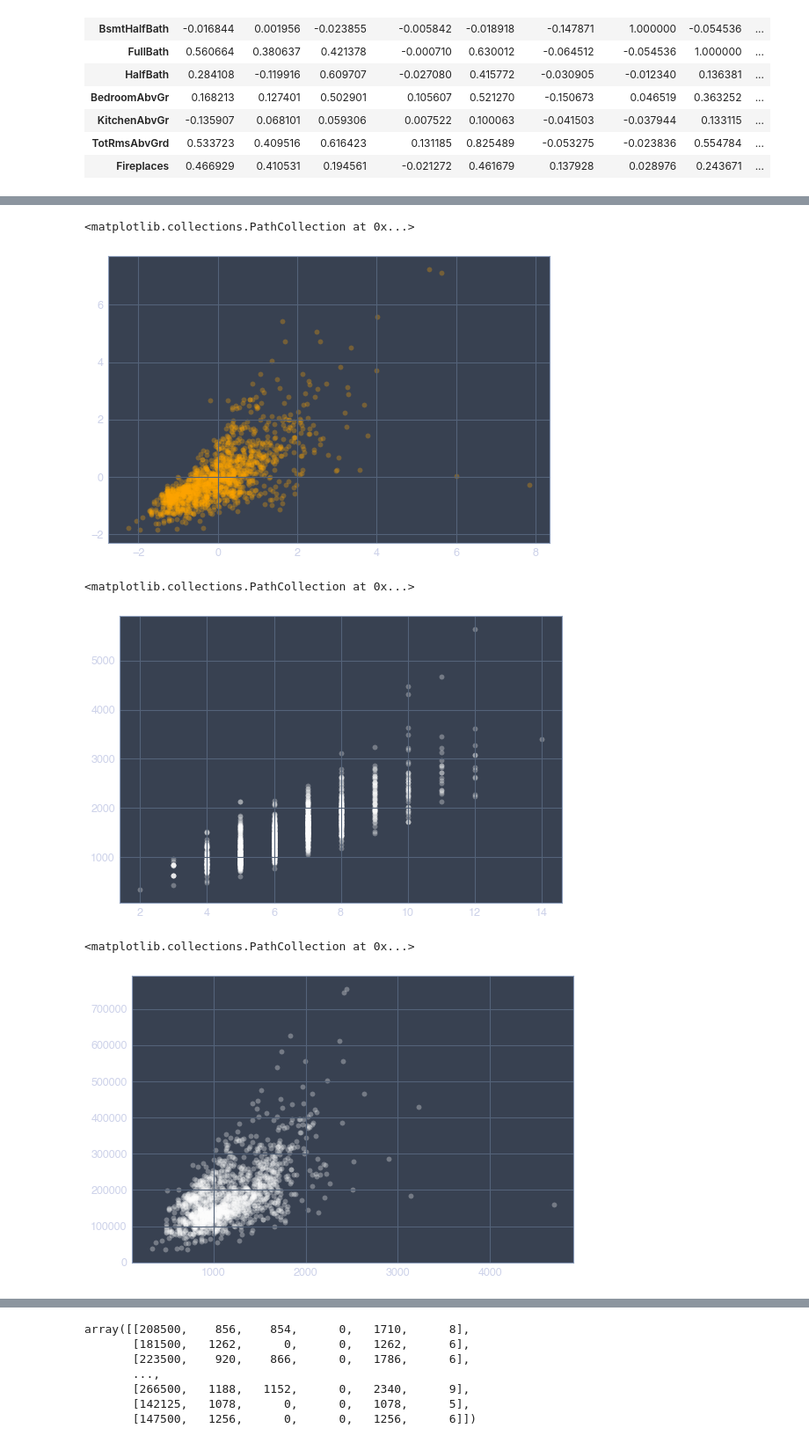
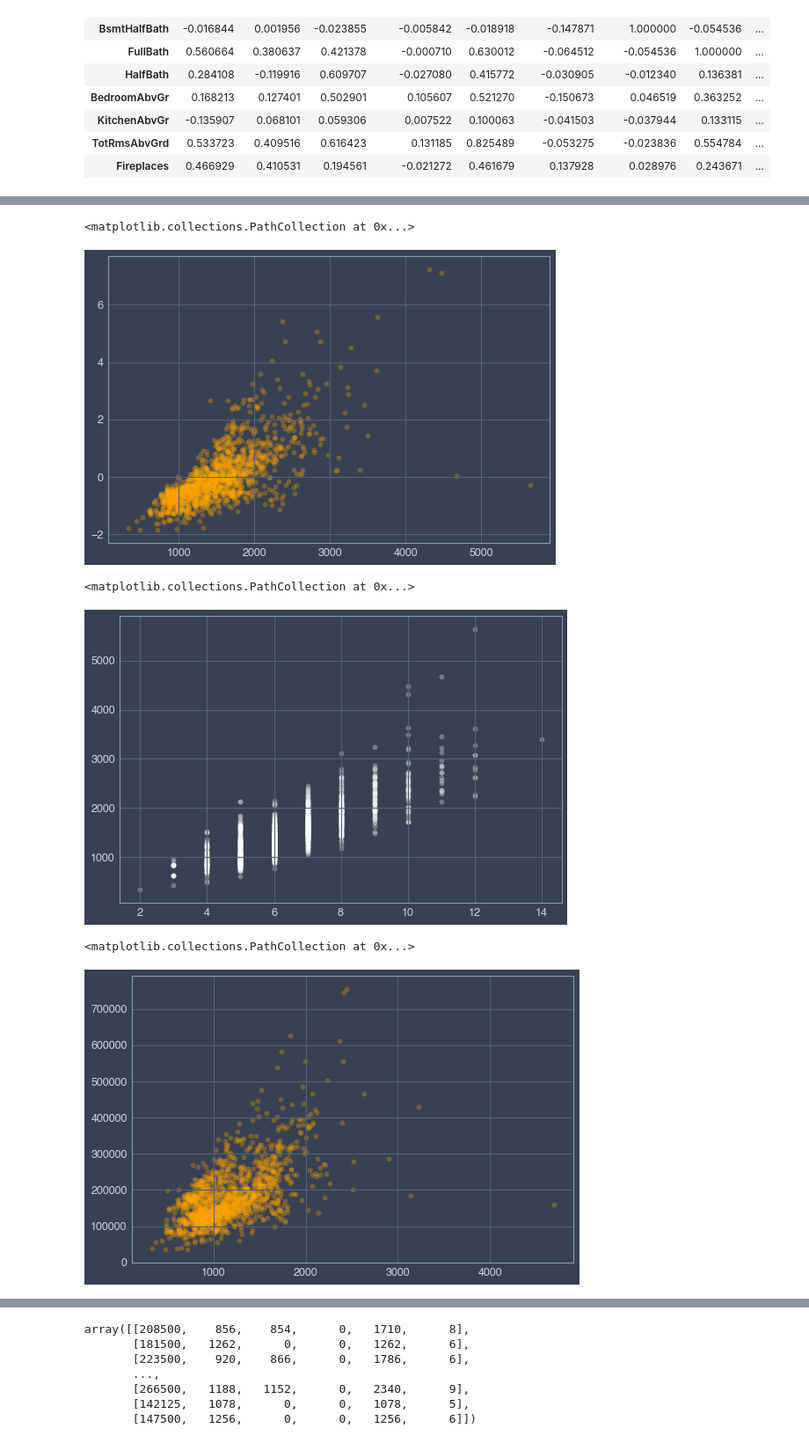
Before and after one commit to wonchankim97/House-Price-Prediction, a Jupyter notebook: preprocessing_KISOO.ipynb, the cells around one changed output, grey strips where cells are left out. Shown at 88% size. Saved outputs shown, nothing was run; the diff lists cells and outputs as text; code cells hidden in the pictures.

```diff
--- a/preprocessing_KISOO.ipynb
+++ b/preprocessing_KISOO.ipynb
@@ -9,6 +9,10 @@ import seaborn as sns
 from sklearn.preprocessing import StandardScaler, MinMaxScaler, MaxAbsScaler
 from sklearn.linear_model import LinearRegression, Ridge, Lasso, ElasticNet
 import sklearn.feature_selection as fs
+from statsmodels.graphics.gofplots import ProbPlot
+import statsmodels.api as sm
+import pylab
+
 from jupyterthemes import jtplot
 jtplot.style()
 
@@ -16,7 +20,7 @@ jtplot.style()
 pd.set_option('display.max_rows', 1500)
 pd.set_option('display.max_columns', 150)
 
-df = pd.read_csv('house-prices-advanced-regression-techniques/train.csv',index_col='Id')
+df = pd.read_csv('data/train.csv',index_col='Id')
 # %%
 # check categorical value / numeric value
 #df_raw.nunique()[map(lambda x : x<50, df_raw.nunique())]
@@ -235,8 +240,7 @@ array([[<matplotlib.axes._subplots.AxesSubplot object at 0x...>,
 # %%
 # standarization
 scaler = StandardScaler()
-scaler.fit(df_3_n)
-df_3_n_scaled = scaler.transform(df_3_n)
+df_3_n_scaled = scaler.fit_transform(df_3_n)
 ##### except salesprice
 #scaler.fit(df_3_n.iloc[:,1:])
 #df_3_n_scaled = scaler.transform(df_3_n.iloc[:,1:])
@@ -244,9 +248,8 @@ df_3_n_scaled = scaler.transform(df_3_n)
 #df_3_n_scaled['Id'] = range(1,1461)
 #df_3_n_scaled.set_index('Id', inplace=True)
 #df_3_n_scaled = pd.concat([df_3_n.iloc[:,0:1], df_3_n_scaled], axis=1)
-df_3_n_scaled = pd.DataFrame(df_3_n_scaled)
-df_3_n_scaled.columns = df_3_n.columns
-df_3_n_scaled
+df_3_n_scaled = pd.DataFrame(df_3_n_scaled, columns = df_3_n.columns)
+df_3_n_scaled.head(5)
 
 # log transformation cox-box
 # %% [output]
@@ -291,22 +288,22 @@ array([[<matplotlib.axes._subplots.AxesSubplot object at 0x...>,
 # %%
 plt.figure(figsize=(9, 6))
-plt.scatter(df_3_n_scaled['GrLivArea'],df_3_n_scaled['SalePrice'], alpha='0.3', color='orange', cmap='viridis')
+plt.scatter(df_3_n['GrLivArea'],df_3_n_scaled['SalePrice'], alpha='0.3', color='orange', cmap='viridis')
 #plt.scatter(df_3_n['GrLivArea'],df_3_n['SalePrice'], alpha='0.3', color='orange', cmap='viridis')
 # %% [output]
 <matplotlib.collections.PathCollection at 0x...>
-[figure, old version]
+[figure, new version]
 # %%
 plt.figure(figsize=(9, 6))
 plt.scatter(df_3_n['TotRmsAbvGrd'], df_3_n['GrLivArea'], alpha='0.3', color='white', cmap='viridis')
 # %% [output]
 <matplotlib.collections.PathCollection at 0x...>
-[figure, old version]
+[figure, new version]
 # %%
 plt.figure(figsize=(9, 6))
-plt.scatter(df_3_n['1stFlrSF'],df_3_n['SalePrice'], alpha='0.3', color='white', cmap='viridis')
+plt.scatter(df_3_n['1stFlrSF'],df_3_n['SalePrice'], alpha='0.3', color='orange', cmap='viridis')
 # %% [output]
 <matplotlib.collections.PathCollection at 0x...>
-[figure, old version]
+[figure, new version]
 # %%
 plt.figure(figsize=(9, 6))
 plt.scatter(df_3_n['FullBath'],df_3_n['SalePrice'], alpha='0.3', color='white', cmap='viridis')
```
Also changed, not shown: parts of 19 cells of this notebook.
